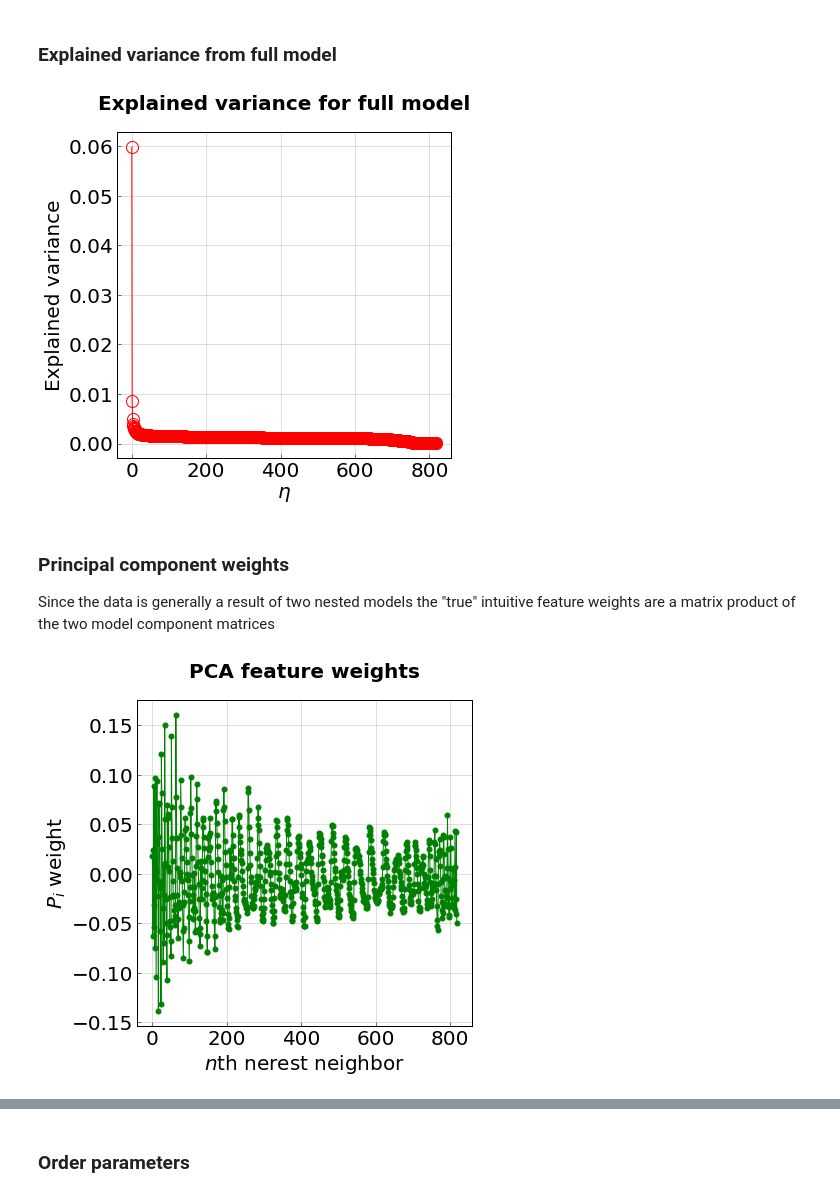
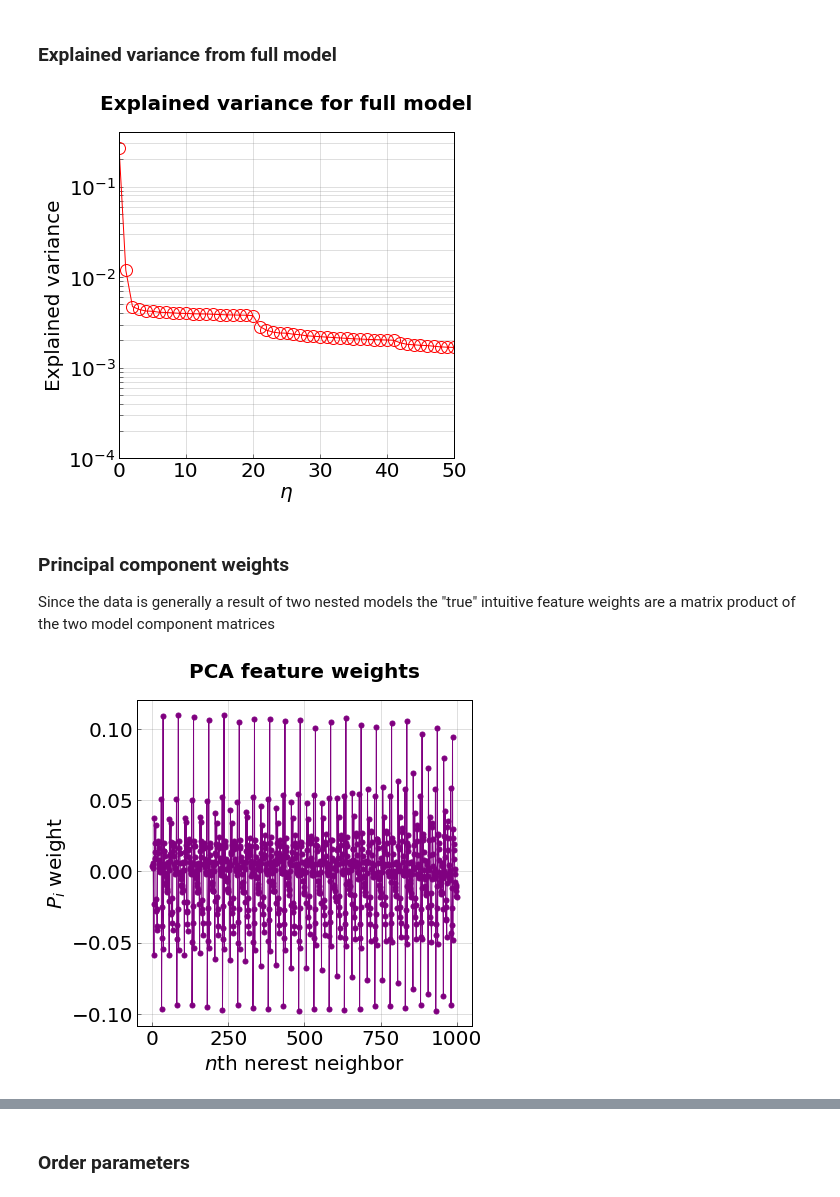
Before and after one commit to truskett-group-ut/hard_disks_pca, a Jupyter notebook: analysis_notebook.ipynb, the cells around one changed output, grey strips where cells are left out. Drawn from its saved outputs; the diff is of its cells as text; code cells hidden in the pictures.

```diff
--- a/analysis_notebook.ipynb
+++ b/analysis_notebook.ipynb
@@ -77,7 +86,7 @@ file_data = [(arange(0.400, 0.525001, 0.005), '../hoomd_spheres/trajectories_400
 
 #any reference data for comparison
 ref_traj_type = 'xyz'
-ref_file_data = [(arange(0.400, 0.690001, 0.005), '../hoomd_spheres/trajectories_4000p/fcc_reference/', 1)]
+ref_file_data = [(arange(0.7405, 0.740501, 0.005), '../hoomd_spheres/trajectories_4000p/fcc_reference', 1)]
 # %% [markdown]
 #### Widom-Rowlinson
 # %%
@@ -242,0 +282,3 @@ for etas_, file_base, frame_samples in file_data:
+# %%
+raw_OPs = []
+ref_raw_OPs = []
@@ -243,24 +302,24 @@ for etas_, file_base, frame_samples in file_data:
 # %%
 #define our pca models and let it discover the dimensionality (need to check later that #rows > #columns though)
-incpca_ig = IncrementalPCA(n_components=None, whiten=True)  #whitening is ON
-incpca = IncrementalPCA(n_components=None, whiten=False)  #whitening is OFF
+#incpca_ig = IncrementalPCA(n_components=None, whiten=True)  #whitening is ON
+#incpca = IncrementalPCA(n_components=None, whiten=False)  #whitening is OFF
 
 #intermediate variables
 frames = None
 features = None
 
 #output variables
-raw_OPs = []
+#raw_OPs = []
 
 #for controlling the status printing
 print_count = 1
 max_print = 2
 
 #perform all of the modeling phases in one fell swoop
-for phase in ['fit_whitener', 'fit_model', 'compute_ops']:
+for phase in __phases__: #['fit_whitener', 'fit_model', 'compute_ops']:
 
     #loop over data sets
-    for etas_, file_base, frame_samples in file_data:
+    for etas_, file_base, frame_samples in __file_data__: #file_data:
 
         #loop over statepoints within a given data set
         for eta in etas_:
@@ -270,9 +329,9 @@ for phase in ['fit_whitener', 'fit_model', 'compute_ops']:
             print 'eta = {}'.format(eta)
 
             #read in data and randomize positions if performing ideal gas correction
-            filename = "{}/trajectory_{:.4f}.{}".format(file_base, eta, traj_type)
+            filename = "{}/trajectory_{:.4f}.{}".format(file_base, eta, __traj_type__)
             randomize = (phase == 'fit_whitener')
-            frames = ReadTraj(filename, traj_type, shuffle_data, randomize, remove_types)
+            frames = ReadTraj(filename, __traj_type__, shuffle_data, randomize, remove_types)
 
             #control the number of total frames to analyze
             len_frames_init = len(frames)
@@ -293,7 +352,7 @@ for phase in ['fit_whitener', 'fit_model', 'compute_ops']:
                                                                 batches_per_frame=batches_per_frame)
 
                 #check that n_rows > n_columns as this is neccesary for accuracy and the ideal gas transformation to be valid
-                if features_partial.shape[0] < features_partial.shape[1]:
+                if features_partial.shape[0] < features_partial.shape[1] and phase in ['fit_whitener', 'fit_model']:
                     raise Exception('The partial feature set has less rows than columns!')
                 print 'partial feature shape = {}'.format(features_partial.shape)
 
@@ -313,7 +372,7 @@ for phase in ['fit_whitener', 'fit_model', 'compute_ops']:
             print_count+=1
 
             if phase == 'compute_ops':
-                raw_OPs.append(raw_OPs_single)
+                __raw_OPs__.append(raw_OPs_single)
 # %% [output]
 COMPUTATION DETAILS
 phase = compute_ops
@@ -426,9 +552,9 @@ plt.tick_params(which='both', axis='both', color='black', length=4, width=0.5)
 plt.rcParams['xtick.direction'] = 'in'
 plt.rcParams['ytick.direction'] = 'in'
 
-#plt.xscale('log')
-#plt.ylim(0,0.1)
-#plt.xlim(-1,20)
+plt.yscale('log')
+plt.xlim(0,50)
+plt.ylim(0.0001,0.4)
 #plt.yscale('log')
 
 plt.xlabel(r'$\eta$', y=3, fontsize=20, fontdict = axis_label_font)
@@ -440,7 +566,7 @@ plt.title('Explained variance for full model', y=1.05, fontdict = title_font)
 
 plt.show()
 # %% [output]
-[figure, old version]
+[figure, new version]
 # %% [markdown]
 ### Principal component weights
 
@@ -450,11 +576,17 @@ from numpy import dot
 # %%
 components = dot(incpca.components_, incpca_ig.components_)
 # %%
+j = 0
+for i in arange(6,100,6):
+    j = j + i
+    #plt.axvline(x=j, color='r', linestyle='--')
+#plt.axvline(x=90, color='b', linestyle='--')
+
 #plot the principal components
 colors = 200*['green', 'purple', 'orange', 'teal', 'black', 'red']
-for i in range(0,1):
+for i in range(1,2):
     p_data = components[i]
-    plt.plot(range(len(p_data)), p_data, marker='o', linewidth = 1.0, markersize=5, color = colors[i])
+    plt.plot(1+array(range(len(p_data))), p_data, marker='o', linewidth = 1.0, markersize=5, color = colors[i])
 
 #backround grid details
 axes = plt.gca()
@@ -463,32 +595,32 @@ axes.set_axis_bgcolor('white')
 
 #font scpecifications
 title_font = {'family' : 'arial', 'color'  : 'black', 'weight' : 'heavy','size': 20}
 axis_label_font = {'family' : 'arial', 'color'  : 'black', 'weight' : 'normal','size': 20}
 
 #figure size and tick style
 plt.rcParams["figure.figsize"] = [6,6]
 plt.rc('axes',edgecolor='black',linewidth=1)
 plt.tick_params(which='both', axis='both', color='black', length=4, width=0.5)
 plt.rcParams['xtick.direction'] = 'in'
 plt.rcParams['ytick.direction'] = 'in'
 
 #axis range and labels (also specify if log or not)
-#plt.xlim(0.1,100)
+#plt.xlim(0,100)
 #plt.ylim(-0.001,0.001)
 #plt.ylim(0,0.5)
 #plt.ylim(-2,1.5)
 #plt.ylim(5, 13)
 #plt.ylim(1, 0.001)
 #plt.ylim(-2000.0, 2000)
 
 #plt.yscale('log')
 plt.xlabel(r'$n$th nerest neighbor', y=3, fontsize=20, fontdict = axis_label_font)
 plt.ylabel(r'$P_{i}$ weight', fontsize=20, fontdict = axis_label_font)
 
 #title and axis labels
 plt.tick_params(axis='both', labelsize=20)
 plt.title('PCA feature weights', y=1.05, fontdict = title_font)
 
 plt.show()
 # %% [output]
-[figure, old version]
+[figure, new version]
```
Also changed, not shown: parts of 26 cells of this notebook, 1 other file.
